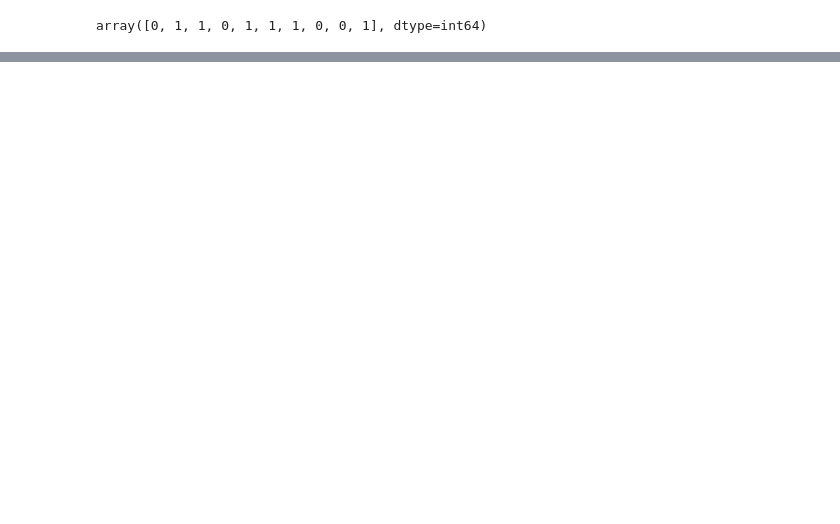
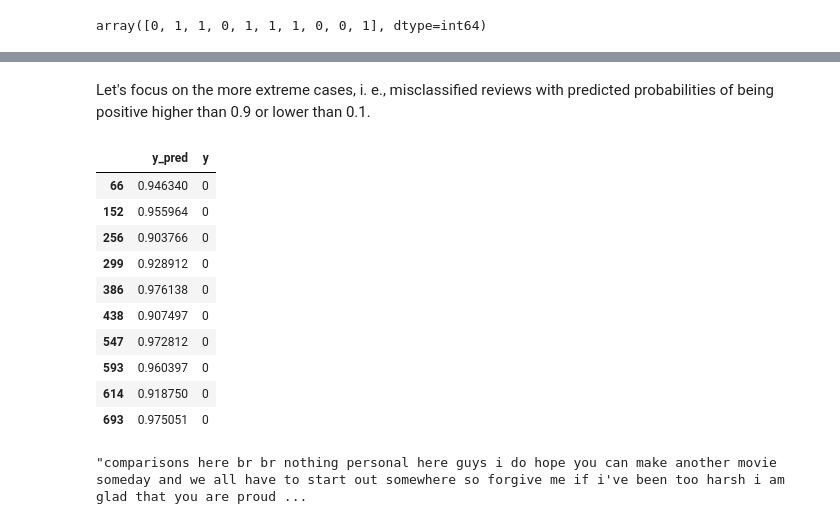
Before and after one commit to j-n-t/natural_language_processing, a Jupyter notebook: Text Classification with Neural Networks.ipynb, the cells around one changed output, grey strips where cells are left out. Cells and saved outputs as stored; diff of their text form; code cells hidden in the pictures; blank space fills up the shorter version.

Commit message:
feat: Add evaluation of dense model

```diff
--- a/Text Classification with Neural Networks.ipynb
+++ b/Text Classification with Neural Networks.ipynb
@@ -347,0 +376,7 @@ As we've seen before when we trained it, our dense model correctly classifies **
+# %%
+pred_values = []
+
+for prediction in predictions:
+    pred_values.append(prediction[0])
+# %%
+df = pd.DataFrame(list(zip(pred_values, y_test)), columns=['y_pred', 'y'])
@@ -347,0 +392,26 @@ As we've seen before when we trained it, our dense model correctly classifies **
+# %% [markdown]
+Let's focus on the more extreme cases, i. e., misclassified reviews with predicted probabilities of being positive higher than 0.9 or lower than 0.1.
+# %%
+# negative reviews incorrectly classified with predicted probability of being positive > 0.9
+
+df[(df.y == 0) & (df.y_pred > 0.9)].head(10)
+# %% [output]
+|  | y_pred | y |
+| 66 | 0.946340 | 0 |
+| 152 | 0.955964 | 0 |
+| 256 | 0.903766 | 0 |
+| 299 | 0.928912 | 0 |
+| 386 | 0.976138 | 0 |
+| 438 | 0.907497 | 0 |
+| 547 | 0.972812 | 0 |
+| 593 | 0.960397 | 0 |
+| 614 | 0.918750 | 0 |
+| 693 | 0.975051 | 0 |
+# %%
+# check original review with index 66
+
+neg_review = ' '.join(index_word[id] for id in original_x_test[66])
+
+' '.join(neg_review.split()[-100:]) # our model only considers the last 100 words
+# %% [output]
+"comparisons here br br nothing personal here guys i do hope you can make another movie someday and we all have to start out somewhere so forgive me if i've been too harsh i am glad that you are proud ...
```
Also changed, not shown: parts of 25 cells of this notebook.
